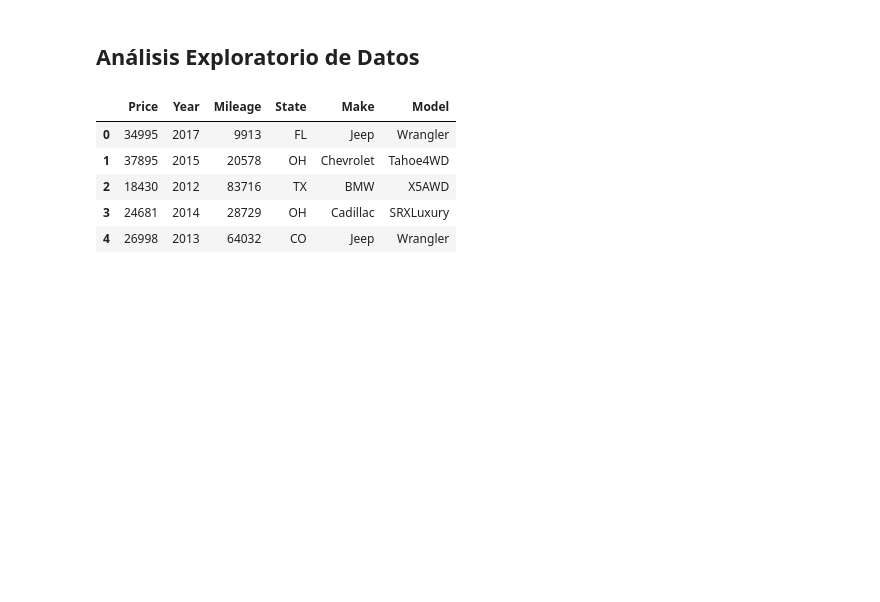
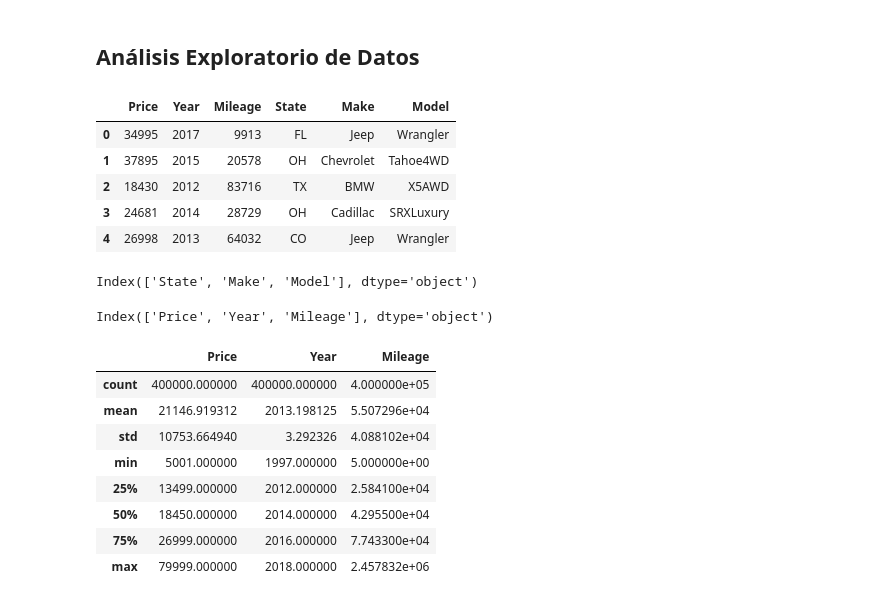
Before and after one commit to elkindavid/cars-dsa, a Jupyter notebook: cars-code.ipynb, the cells around one changed output. Drawn from its saved outputs; the diff is of its cells as text; code cells hidden in the pictures; blank space fills up the shorter version.

```diff
--- a/cars-code.ipynb
+++ b/cars-code.ipynb
@@ -21,3 +25,25 @@ data.head()
 | 2 | 18430 | 2012 | 83716 | TX | BMW | X5AWD |
 | 3 | 24681 | 2014 | 28729 | OH | Cadillac | SRXLuxury |
 | 4 | 26998 | 2013 | 64032 | CO | Jeep | Wrangler |
+# %%
+categorical_cols=data.select_dtypes(include=['object']).columns
+categorical_cols
+# %% [output]
+Index(['State', 'Make', 'Model'], dtype='object')
+# %%
+numerical_cols=data.select_dtypes(exclude=['object']).columns
+numerical_cols
+# %% [output]
+Index(['Price', 'Year', 'Mileage'], dtype='object')
+# %%
+data.describe()
+# %% [output]
+|  | Price | Year | Mileage |
+| count | 400000.000000 | 400000.000000 | 4.000000e+05 |
+| mean | 21146.919312 | 2013.198125 | 5.507296e+04 |
+| std | 10753.664940 | 3.292326 | 4.088102e+04 |
+| min | 5001.000000 | 1997.000000 | 5.000000e+00 |
+| 25% | 13499.000000 | 2012.000000 | 2.584100e+04 |
+| 50% | 18450.000000 | 2014.000000 | 4.295500e+04 |
+| 75% | 26999.000000 | 2016.000000 | 7.743300e+04 |
+| max | 79999.000000 | 2018.000000 | 2.457832e+06 |
```
Also changed, not shown: parts of 5 cells of this notebook.
